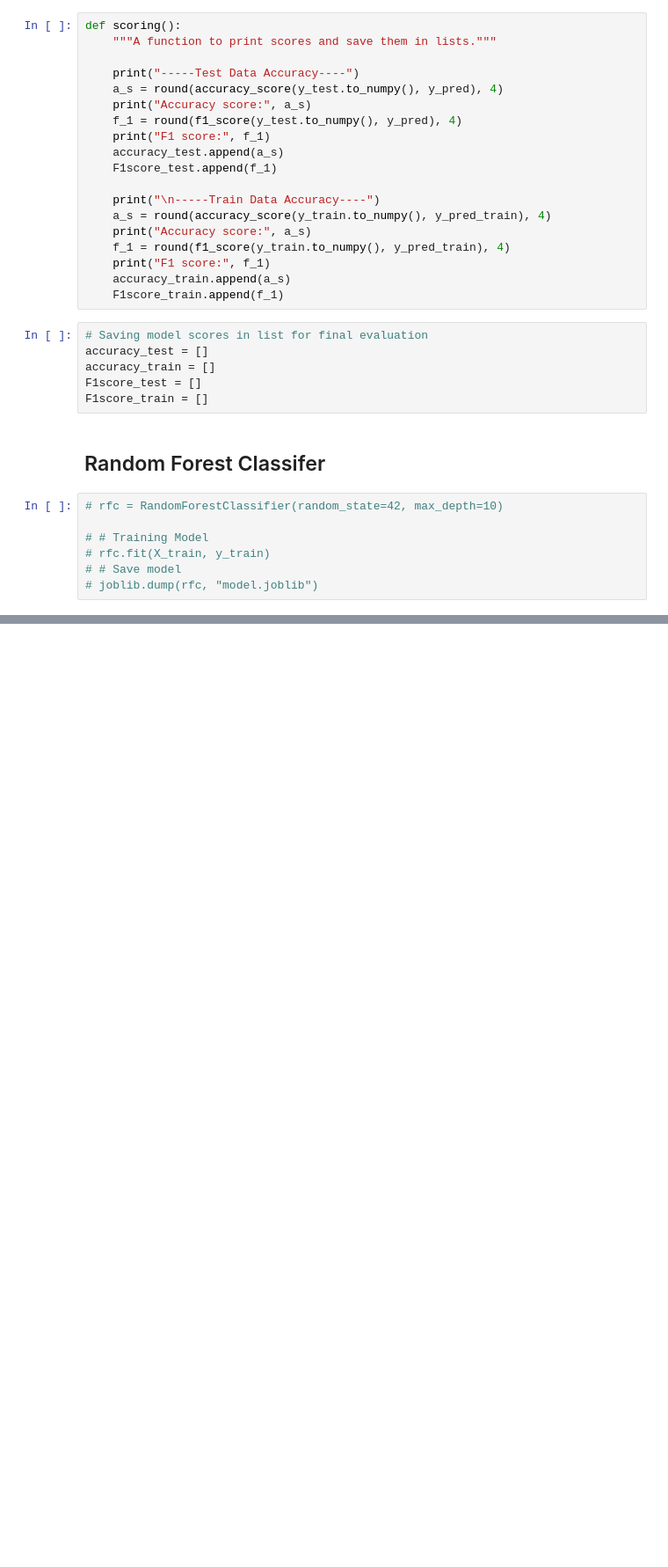
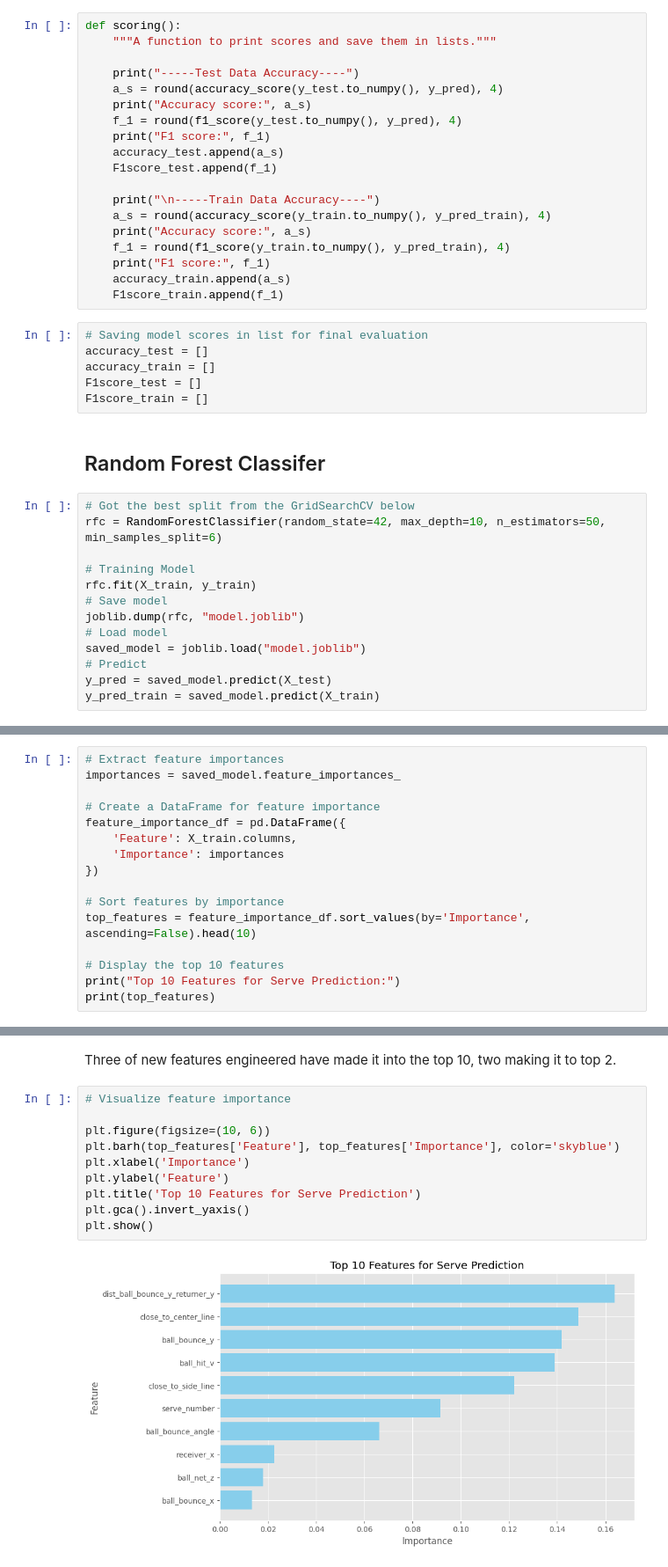
Before and after one commit to apbw-6/Tennis_Ace_Prediction, a Jupyter notebook: 4.Model_Training.ipynb, the cells around one changed output, grey strips where cells are left out. Shown at 88% size. Drawn from its saved outputs; the diff is of its cells as text; blank space fills up the shorter version.

```diff
--- a/4.Model_Training.ipynb
+++ b/4.Model_Training.ipynb
@@ -130,9 +137,15 @@ F1score_train = []
 # %% [markdown]
 ## Random Forest Classifer
 # %%
-# rfc = RandomForestClassifier(random_state=42, max_depth=10)
+# Got the best split from the GridSearchCV below
+rfc = RandomForestClassifier(random_state=42, max_depth=10, n_estimators=50, min_samples_split=6)
 
-# # Training Model
-# rfc.fit(X_train, y_train)
-# # Save model
-# joblib.dump(rfc, "model.joblib")
+# Training Model
+rfc.fit(X_train, y_train)
+# Save model
+joblib.dump(rfc, "model.joblib")
+# Load model
+saved_model = joblib.load("model.joblib")
+# Predict
+y_pred = saved_model.predict(X_test)
+y_pred_train = saved_model.predict(X_train)
@@ -148,0 +198,16 @@ scoring()
+# %%
+# Extract feature importances
+importances = saved_model.feature_importances_
+
+# Create a DataFrame for feature importance
+feature_importance_df = pd.DataFrame({
+    'Feature': X_train.columns,
+    'Importance': importances
+})
+
+# Sort features by importance
+top_features = feature_importance_df.sort_values(by='Importance', ascending=False).head(10)
+
+# Display the top 10 features
+print("Top 10 Features for Serve Prediction:")
+print(top_features)
@@ -148,0 +227,14 @@ scoring()
+# %% [markdown]
+Three of new features engineered have made it into the top 10, two making it to top 2.
+# %%
+# Visualize feature importance
+
+plt.figure(figsize=(10, 6))
+plt.barh(top_features['Feature'], top_features['Importance'], color='skyblue')
+plt.xlabel('Importance')
+plt.ylabel('Feature')
+plt.title('Top 10 Features for Serve Prediction')
+plt.gca().invert_yaxis()
+plt.show()
+# %% [output]
+[figure, added]
```
Also changed, not shown: parts of 23 cells of this notebook, 10 other files.
